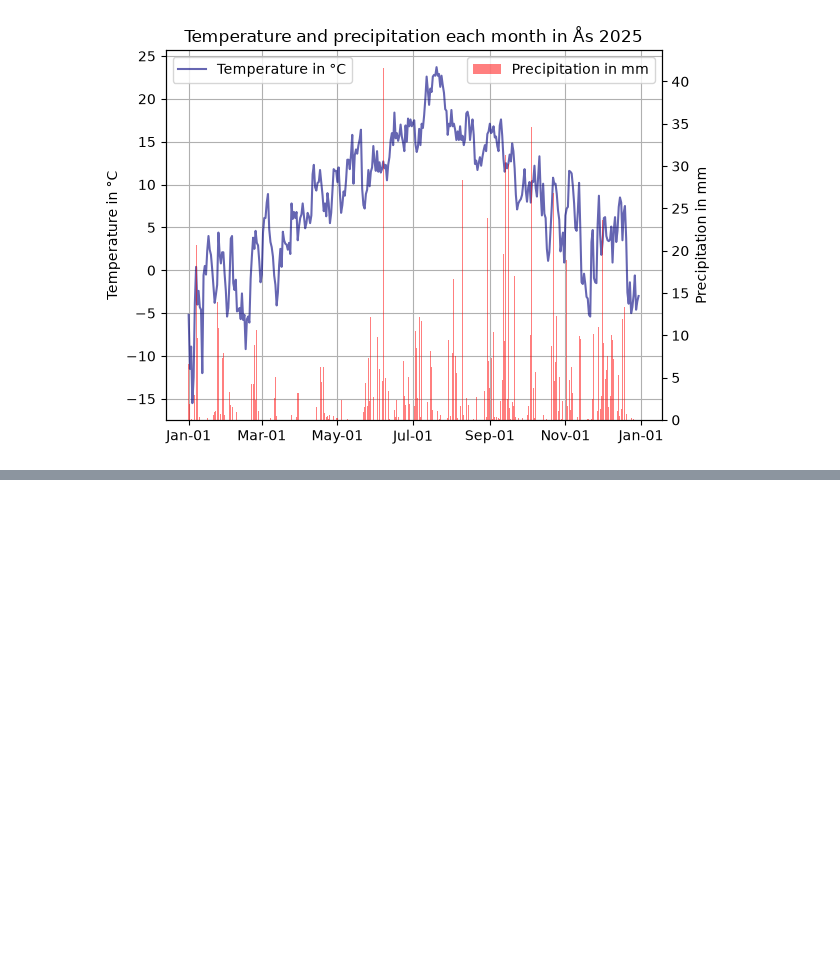
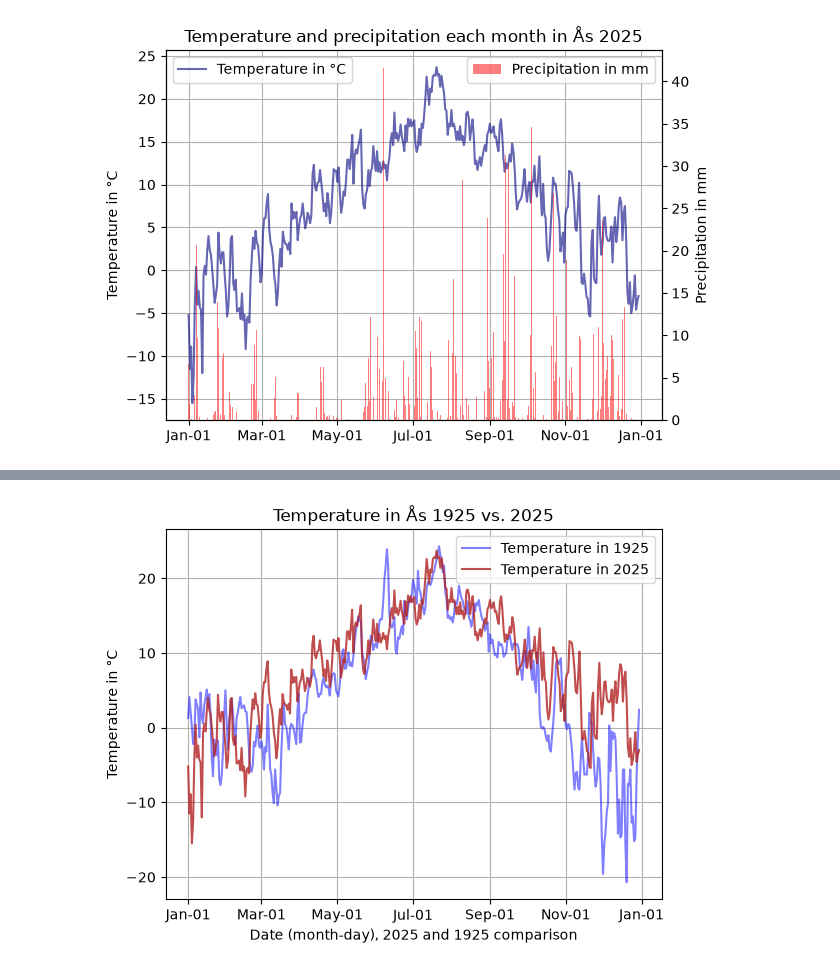
Before and after one commit to cynthia2701/Deliverable_1, a Jupyter notebook: main.ipynb, the cells around one changed output, grey strips where cells are left out. Drawn from its saved outputs; the diff is of its cells as text; code cells hidden in the pictures; blank space fills up the shorter version.

Commit message:
completed task 3

```diff
--- a/main.ipynb
+++ b/main.ipynb
@@ -126,3 +130,85 @@ ax1.grid(True)
 plt.show()
 # %% [output]
 [figure]
+# %%
+#Task 3: Historical temperature data:
+
+# pull out data form 100 years earlier (=1925)
+
+parameters = {
+'sources': 'SN17850',
+'elements': 'mean(air_temperature P1D),sum(precipitation_amount P1D)',
+'referencetime': '1925-01-01/1925-12-31',
+}
+
+# same as task_01, get data from frost.met.no
+response = requests.get(endpoint, parameters, auth=(client_id, ''))
+assert response.status_code == 200
+data = response.json()
+
+
+# code preceeds to be very similar to task_01
+temperature_data_1925 = []
+for day in data['data']:
+    date = pd.Timestamp(day['referenceTime'])
+    temp = None
+    for observation in day['observations']:
+        if observation['elementId'] == 'mean(air_temperature P1D)' and temp is None:
+            temp = observation['value']
+    temperature_data_1925.append((date, temp))
+
+dataframe_1925 = pd.DataFrame(temperature_data_1925, columns=['Date', 'Temperature_1925'])
+dataframe_1925.set_index('Date', inplace=True)
+
+# summary table containing mean, median, min and max temperatures
+# for 1925 and 2025.
+mean_1925 = dataframe_1925['Temperature_1925'].mean()
+median_1925 = dataframe_1925['Temperature_1925'].median()
+minimum_temp_1925 = dataframe_1925['Temperature_1925'].min()
+maximum_temp_1925 = dataframe_1925['Temperature_1925'].max()
+
+mean_2025 = dataframe_2025['Temperature_2025'].mean()
+median_2025 = dataframe_2025['Temperature_2025'].median()
+minimum_temp_2025 = dataframe_2025['Temperature_2025'].min()
+maximum_temp_2025 = dataframe_2025['Temperature_2025'].max()
+
+summary_comparison = {
+    'Temp in 1925 (°C)': {
+        'Mean': mean_1925,
+        'Median': median_1925,
+        'Min': minimum_temp_1925,
+        'Max': maximum_temp_1925
+},
+    'Temp in 2025 (°C)': {
+        'Mean': mean_2025,
+        'Median': median_2025,
+        'Min': minimum_temp_2025,
+        'Max': maximum_temp_2025
+    }
+}
+
+print("---SUMMARY TABLE COMPARISON 1925 vs 2025---")
+summary_comparison_table= (pd.DataFrame(summary_comparison))
+print(summary_comparison_table.round(1))
+print("--------------------------------------------")
+
+# plotting the temperature data for 1925 and 2025 in the same plot.
+# make sure 1925 and 2025 are aligned and on the same timeline.
+dates_1925_aligned = [d.replace(year=2025) for d in dataframe_1925.index]
+
+plt.title('Temperature in Ås 1925 vs. 2025')
+plt.plot(dates_1925_aligned, dataframe_1925['Temperature_1925'],
+            color='blue', alpha=0.5, label='Temperature in 1925')
+
+plt.plot(dataframe_2025.index, dataframe_2025['Temperature_2025'],
+            color='firebrick', alpha=0.8, label='Temperature in 2025')
+
+plt.gca().xaxis.set_major_formatter(plt.matplotlib.dates.DateFormatter('%b-%d'))
+
+plt.xlabel('Date (month-day), 2025 and 1925 comparison')
+plt.ylabel('Temperature in °C')
+plt.legend()
+plt.grid(True)
+
+plt.show()
+# %% [output]
@@ -128,0 +222 @@ plt.show()
+[figure, added]
```
Also changed, not shown: parts of 2 cells of this notebook.
